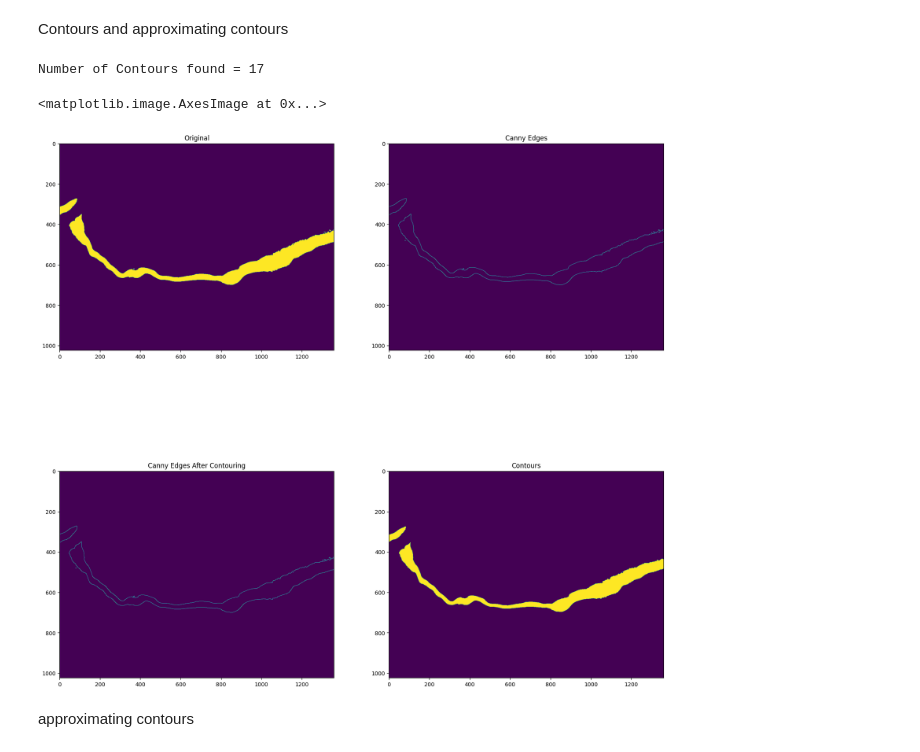
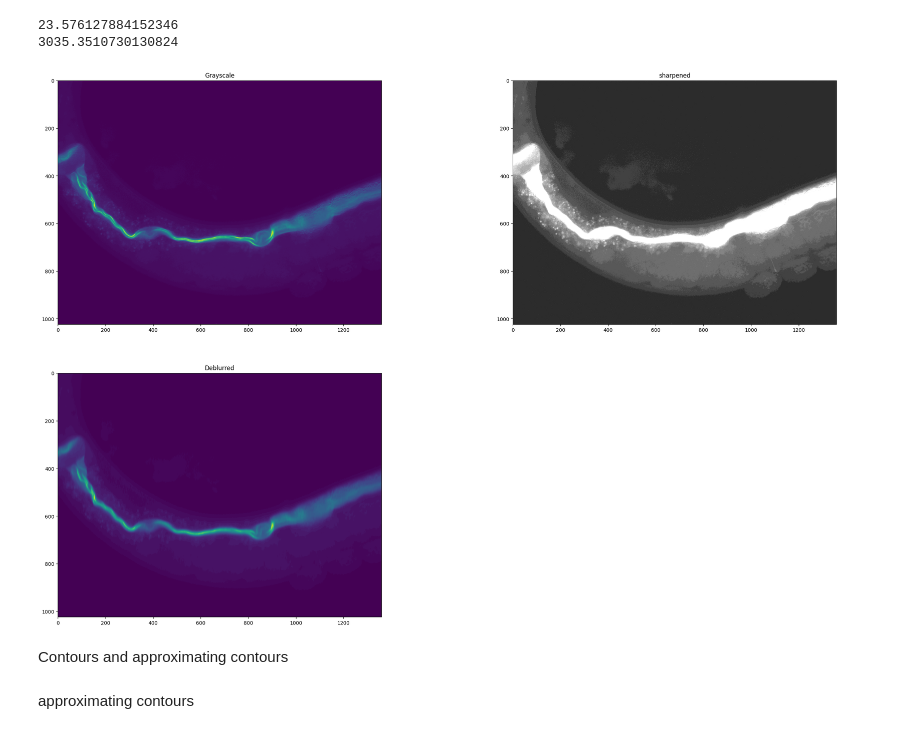
Before and after one commit to Hrsh-Venket/OpenCV-intestinal-deformations, a Jupyter notebook: opencv-intestinal-deformations- .ipynb, the cells around one changed output. Saved outputs shown, nothing was run; the diff lists cells and outputs as text; code cells hidden in the pictures.

```diff
--- a/opencv-intestinal-deformations- .ipynb
+++ b/opencv-intestinal-deformations- .ipynb
@@ -85,11 +71,41 @@ plt.show()
+# %%
+kernel = cv2.getGaussianKernel(1000, 4)
+
+
+sharpen_kernel = np.array([[-1,-1,-1],
+                           [-1,30,-1],
+                           [-1,-1,-1]])
+sharpen = cv2.filter2D(image, -1, sharpen_kernel)
+
+deblurred = cv2.filter2D(gray, -1, kernel)
+
+laplacian = cv2.Laplacian(image, cv2.CV_64F)
+laplacian_var = cv2.Laplacian(image, cv2.CV_64F).var()
+
+print(gray.var())
+print(sharpen.var())
+
+plt.figure(figsize=(30, 30))
+plt.subplot(3, 2, 1)
+plt.title("Grayscale")
+plt.imshow(gray)
+
+plt.subplot(3, 2, 2)
+plt.title("sharpened")
+plt.imshow(sharpen)
+
+plt.subplot(3, 2, 3)
+plt.title("Deblurred")
+plt.imshow(deblurred)
+
+plt.show()
+# %% [output]
+23.576127884152346
+3035.3510730130824
+[figure, added]
 # %% [markdown]
 Contours and approximating contours
 # %%
-# Let's load a simple image with 3 black squares
-# image = cv2.imread('/kaggle/input/vedikaprojecttest/23-01-23_APN017_RNAi_24HRS_L4440_PA14_20X_2b.jpg')
-image = th3
-# image = cv2.cvtColor(image, cv2.COLOR_BGR2RGB)
-
 plt.figure(figsize=(20, 20))
 
 plt.subplot(2, 2, 1)
@@ -125,10 +141,6 @@ cv2.drawContours(image, contours, -1, (0,255,0), 3)
 plt.subplot(2, 2, 4)
 plt.title("Contours")
 plt.imshow(image)
-# %% [output]
-Number of Contours found = 17
-<matplotlib.image.AxesImage at 0x...>
-[figure, removed]
 # %% [markdown]
 approximating contours
 # %% [markdown]
```
Also changed, not shown: parts of 4 cells of this notebook.
